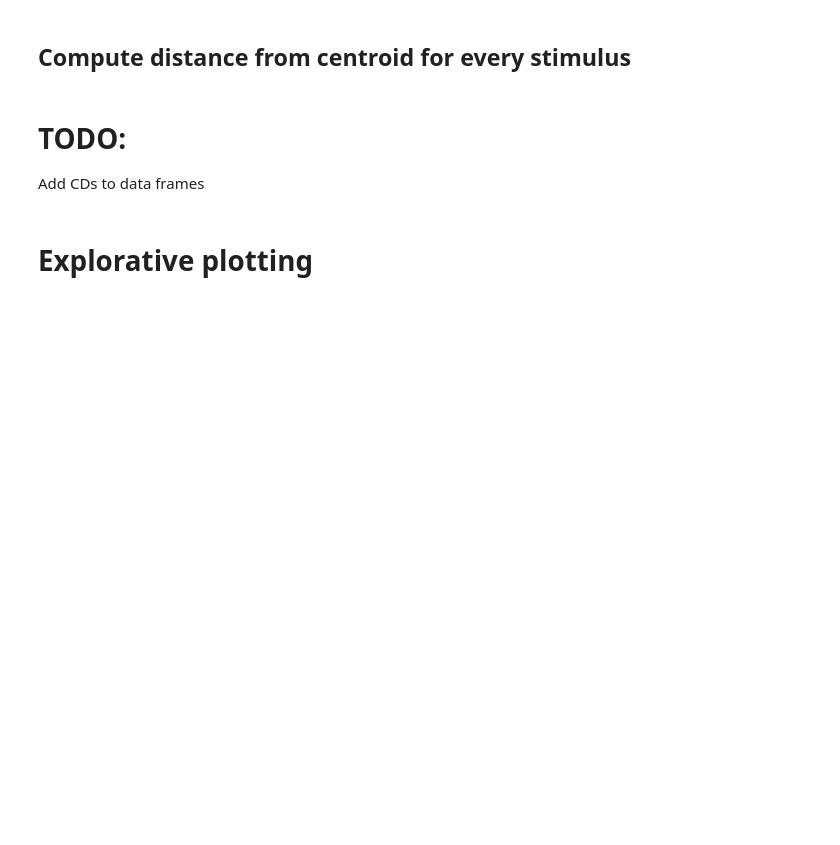
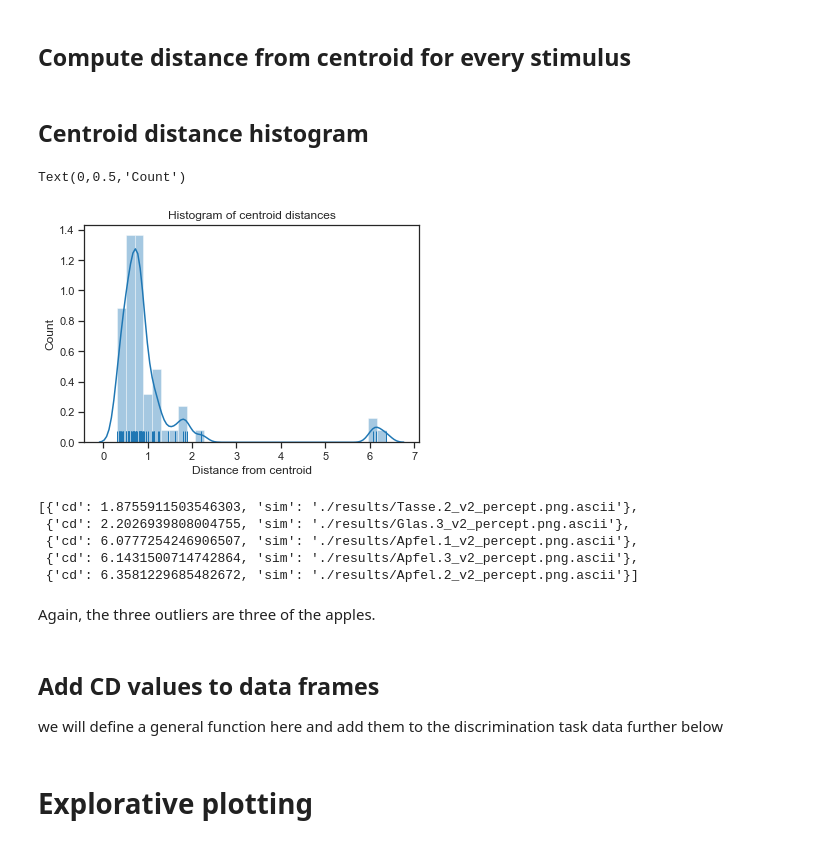
Before and after one commit to oliver-contier/ri_hmax, a Jupyter notebook: inspect_results.ipynb, the cells around one changed output. Saved outputs shown, nothing was run; the diff lists cells and outputs as text; code cells hidden in the pictures; blank space fills up the shorter version.

```diff
--- a/inspect_results.ipynb
+++ b/inspect_results.ipynb
@@ -241,6 +240,33 @@ for sim_pname in sim_pnames:
     cd_dicts.append(sim_dict)
 
 # The result is a list of dicts containing file names and CD for simulated images
-# %% [markdown]
-# TODO:
-Add CDs to data frames
+# %% [markdown]
+## Centroid distance histogram
+# %%
+# list of centroid distances
+cds = [cd_dict['cd'] for cd_dict in cd_dicts]
+# %%
+sns.distplot(cds, rug=True)
+
+plt.title('Histogram of centroid distances')
+plt.xlabel('Distance from centroid')
+plt.ylabel('Count')
+# %% [output]
+Text(0,0.5,'Count')
+[figure, added]
+# %%
+# Find outliers
+sorted_cd_dicts = sorted(cd_dicts, key=lambda k: k['cd'])
+sorted_cd_dicts[-5:]
+# %% [output]
+[{'cd': 1.8755911503546303, 'sim': './results/Tasse.2_v2_percept.png.ascii'},
+ {'cd': 2.2026939808004755, 'sim': './results/Glas.3_v2_percept.png.ascii'},
+ {'cd': 6.0777254246906507, 'sim': './results/Apfel.1_v2_percept.png.ascii'},
+ {'cd': 6.1431500714742864, 'sim': './results/Apfel.3_v2_percept.png.ascii'},
+ {'cd': 6.3581229685482672, 'sim': './results/Apfel.2_v2_percept.png.ascii'}]
+# %% [markdown]
+Again, the three outliers are three of the apples.
+# %% [markdown]
+## Add CD values to data frames
+
+we will define a general function here and add them to the discrimination task data further below
```
Also changed, not shown: parts of 5 cells of this notebook.
